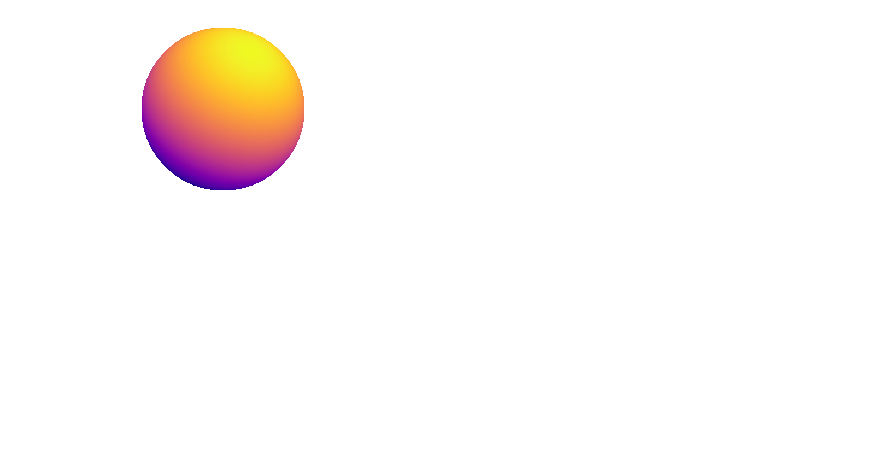
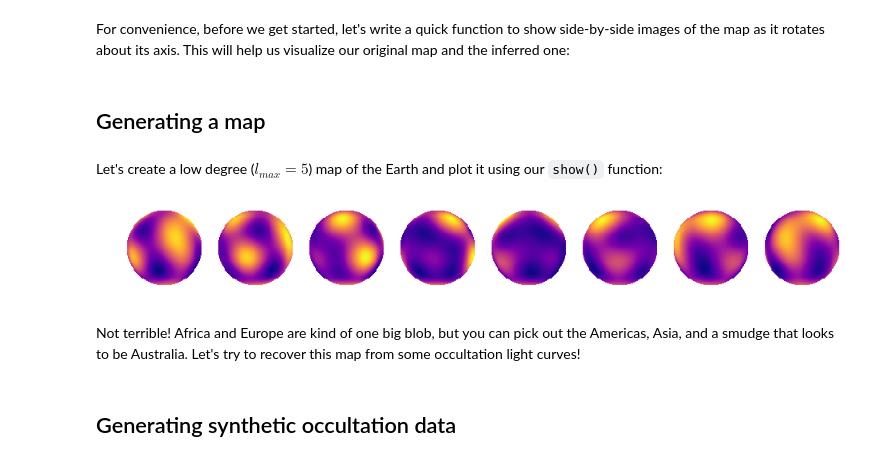
Before and after one commit to rodluger/starry, a Jupyter notebook: docs/tutorials/autograd.ipynb, the cells around one changed output. Cells and saved outputs as stored; diff of their text form; code cells hidden in the pictures; blank space fills up the shorter version.

```diff
--- a/docs/tutorials/autograd.ipynb
+++ b/docs/tutorials/autograd.ipynb
@@ -12,9 +15,28 @@ np.random.seed(1234)
 # %%
 %matplotlib inline
+# %% [markdown]
+For convenience, before we get started, let's write a quick function to show side-by-side images of the map as it rotates about its axis. This will help us visualize our original map and the inferred one:
+# %%
+def show(map, axis=[0, 1, 0], res=100, nframes=8):
+    x, y = np.meshgrid(np.linspace(-1, 1, res), np.linspace(-1, 1, res))
+    theta = np.linspace(0, 2 * np.pi, nframes, endpoint=False)
+    fig, ax = pl.subplots(1, nframes, figsize=(2 * nframes, 2))
+    for n in range(nframes):
+        I = [map.evaluate(axis=axis, theta=theta[n], x=x[j], y=y[j]) for j in range(res)]
+        ax[n].imshow(I, origin="lower", interpolation="none", cmap='plasma', extent=(-1, 1, -1, 1))
+        ax[n].axis('off')
+# %% [markdown]
+## Generating a map
+# %% [markdown]
+Let's create a low degree ($l_{max} = 5$) map of the Earth and plot it using our `show()` function:
 # %%
-lmax = 1
-map = Map(lmax)
-map.load_image('earth')
-map.show()
+lmax = 5
+earth = starry.Map(lmax)
+earth.load_image('earth')
+show(earth)
 # %% [output]
-[figure, old version]
+[figure, new version]
+# %% [markdown]
+Not terrible! Africa and Europe are kind of one big blob, but you can pick out the Americas, Asia, and a smudge that looks to be Australia. Let's try to recover this map from some occultation light curves!
+# %% [markdown]
+## Generating synthetic occultation data
```
Also changed, not shown: parts of 32 cells of this notebook, 1 other file.
